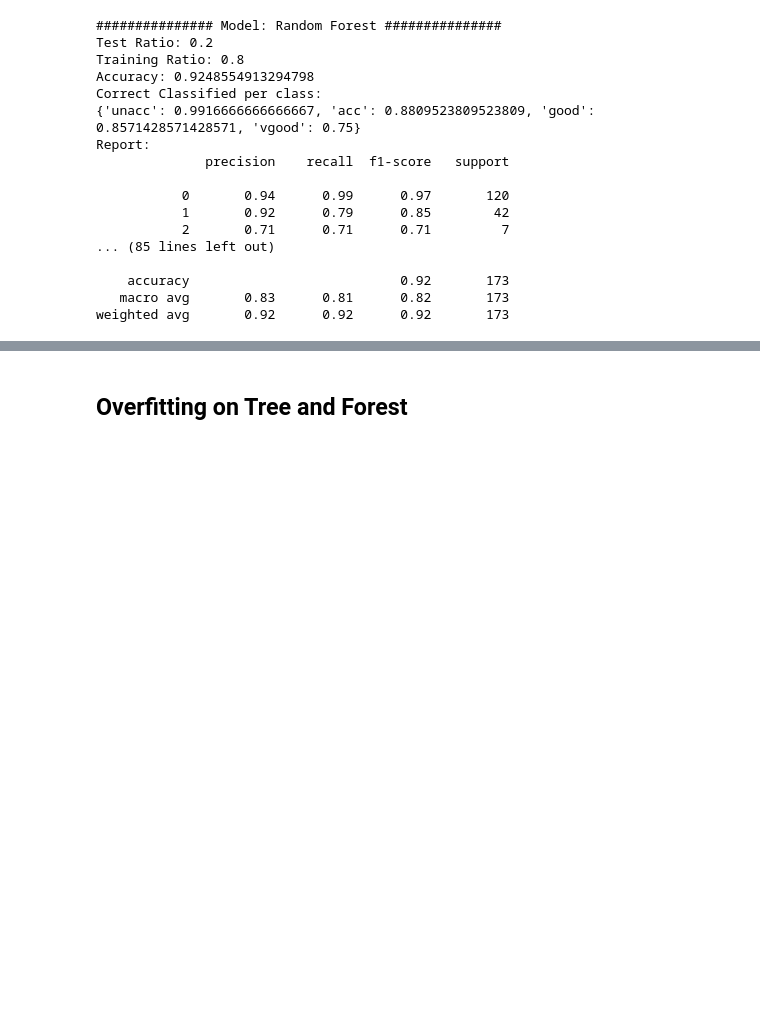
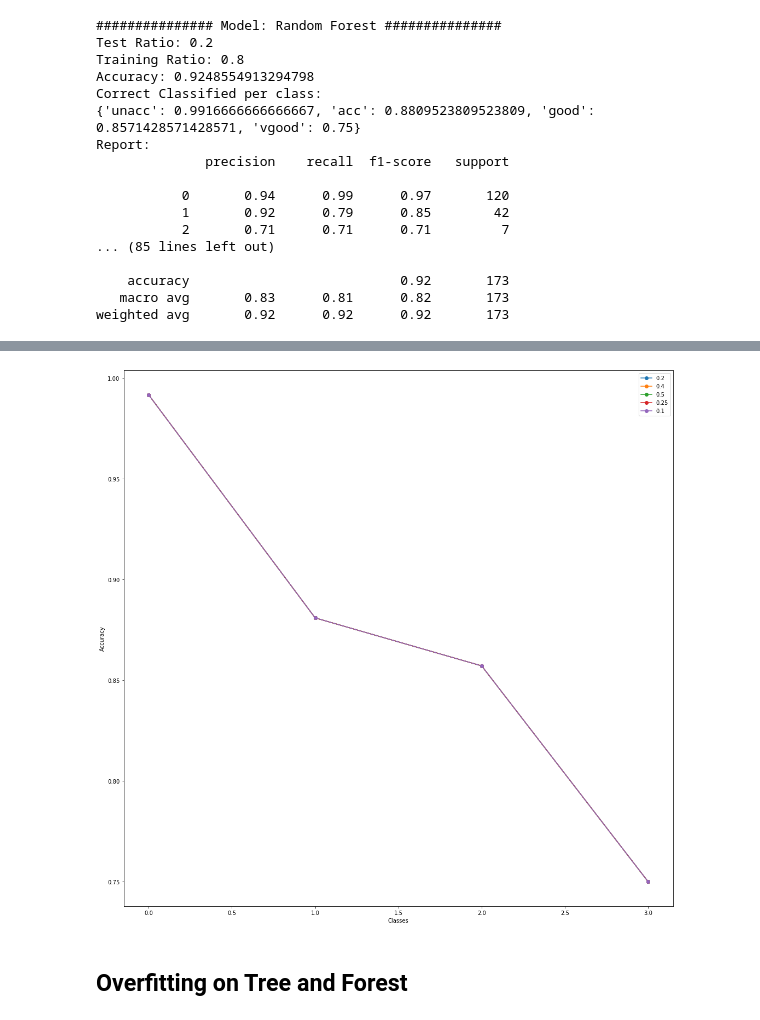
Before and after one commit to hchen98/DTSC710-ML, a Jupyter notebook: Project Assignment 1/code.ipynb, the cells around one changed output, grey strips where cells are left out. Drawn from its saved outputs; the diff is of its cells as text; code cells hidden in the pictures; blank space fills up the shorter version.

```diff
--- a/Project Assignment 1/code.ipynb
+++ b/Project Assignment 1/code.ipynb
@@ -709,3 +712,7 @@ weighted avg       0.92      0.92      0.92       173
+# %%
+plot_class_pred(randomForest_model, "accuracy")
+# %% [output]
+[figure, added]
 # %% [markdown]
 ## Overfitting on Tree and Forest
 # %% [markdown]
```
Also changed, not shown: parts of 16 cells of this notebook.
